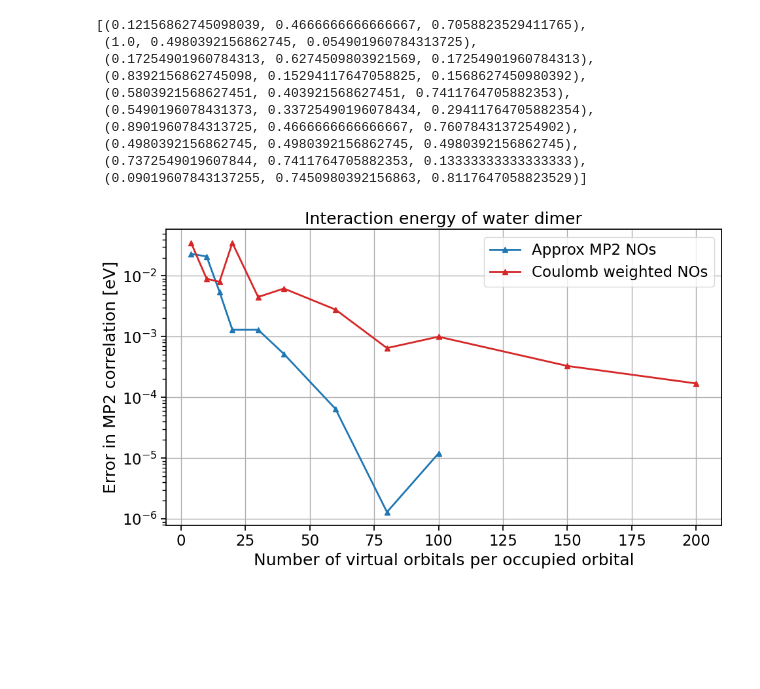
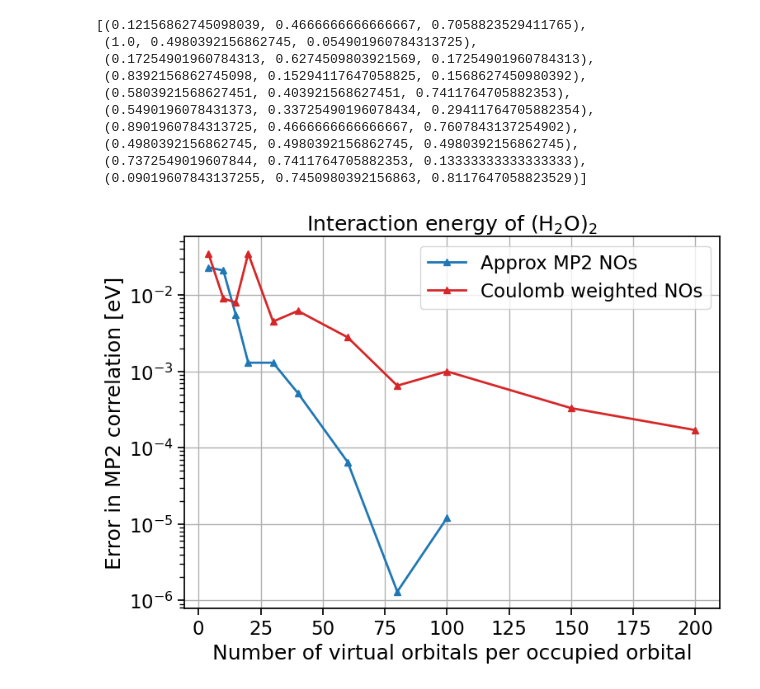
Before and after one commit to framere/MA_figures_official, a Jupyter notebook: convergence_CWNOs.ipynb, the cells around one changed output. Drawn from its saved outputs; the diff is of its cells as text; code cells hidden in the pictures; blank space fills up the shorter version.

```diff
--- a/convergence_CWNOs.ipynb
+++ b/convergence_CWNOs.ipynb
@@ -25,21 +25,21 @@ colors
  (0.7372549019607844, 0.7411764705882353, 0.13333333333333333),
  (0.09019607843137255, 0.7450980392156863, 0.8117647058823529)]
 # %%
-plt.figure(figsize=(10, 6))
+plt.figure(figsize=(8, 6))
 
 # Plotting the lines
 plt.plot(x_mp2, y_mp2, marker='^', color=colors[0], linewidth=2, label='Approx MP2 NOs')
 plt.plot(x_cwno, y_cwno, marker='^', color=colors[3], linewidth=2, label='Coulomb weighted NOs')
 
 # Formatting
 plt.yscale('log')
 plt.xlabel('Number of virtual orbitals per occupied orbital')
 plt.ylabel('Error in MP2 correlation [eV]')
-plt.title('Interaction energy of water dimer')
+plt.title(r'Interaction energy of $(\mathrm{H}_2\mathrm{O})_2$')
 plt.grid()
 plt.legend()
 plt.tight_layout()
 plt.savefig('convergence_CWNOs.pdf')
 plt.show()
 # %% [output]
-[figure, old version]
+[figure, new version]
```
Also changed, not shown: 3 other files.
